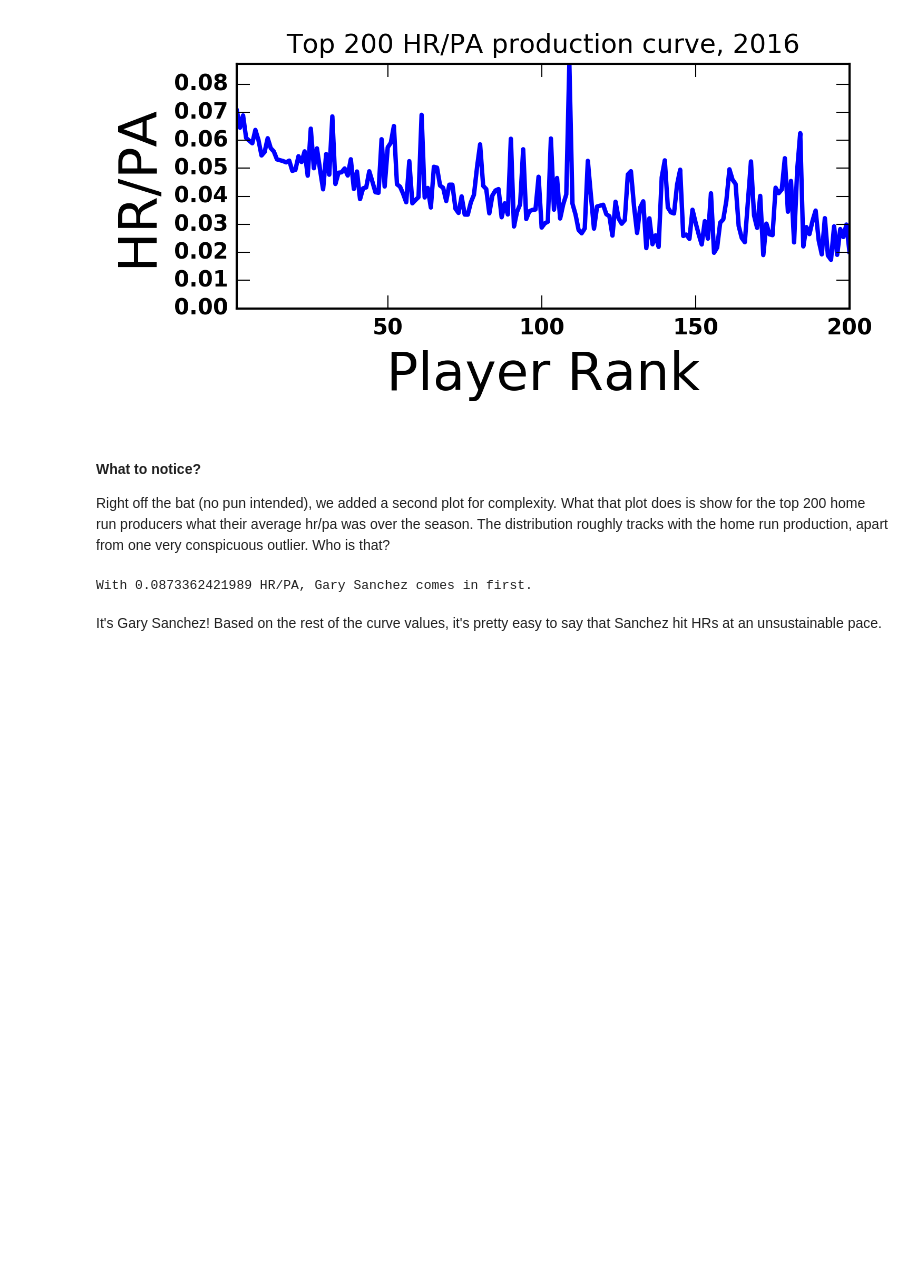
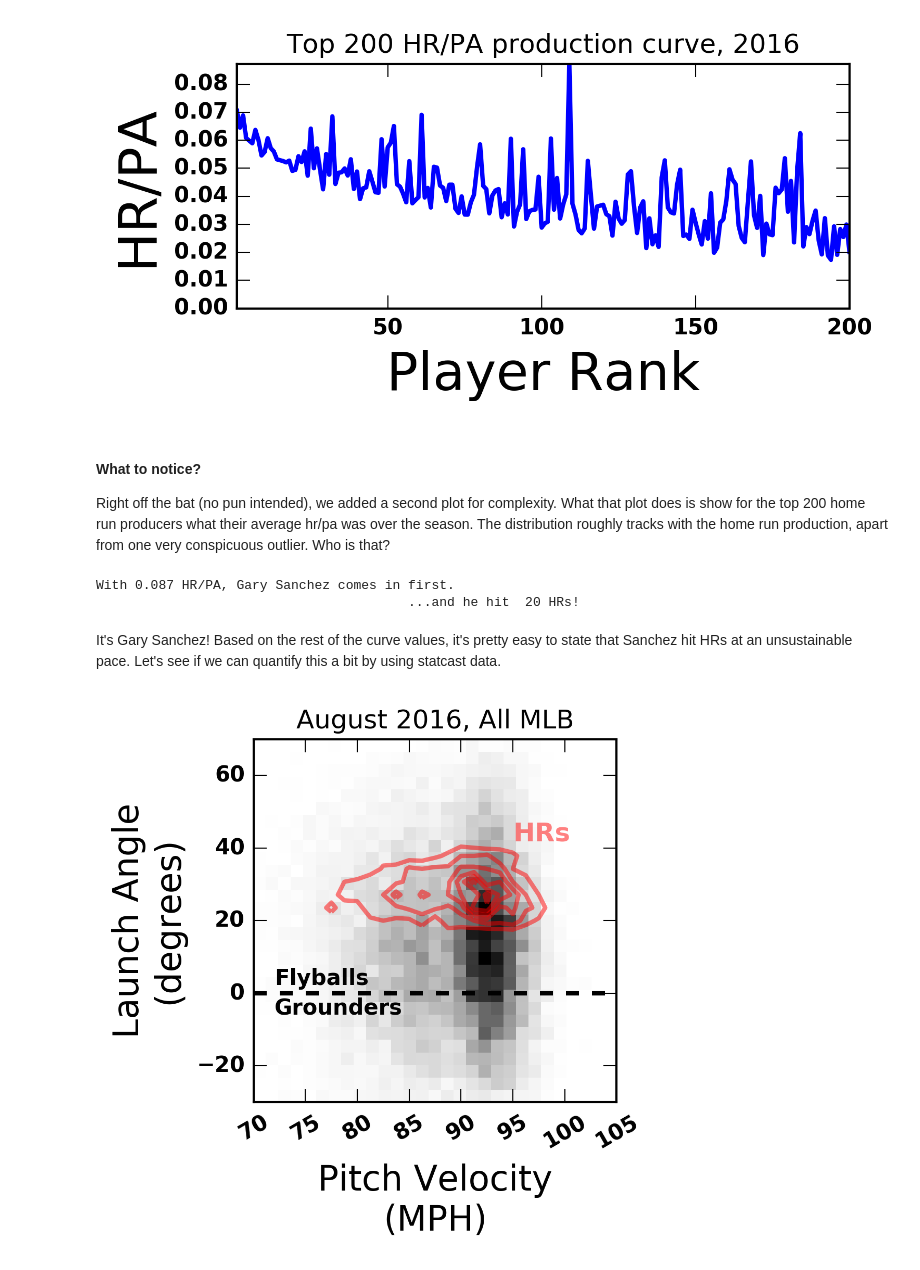
Before and after one commit to fantasy-toolz/2017-MLB-Analysis, a Jupyter notebook: batting_notebooks/HR-Analysis.ipynb, the cells around one changed output. Cells and saved outputs as stored; diff of their text form; code cells hidden in the pictures; blank space fills up the shorter version.

```diff
--- a/batting_notebooks/HR-Analysis.ipynb
+++ b/batting_notebooks/HR-Analysis.ipynb
@@ -146,8 +117,45 @@ _ = plt.axis([1.,200.,np.min(hrs/pas),np.max(hrs/pas)])
 Right off the bat (no pun intended), we added a second plot for complexity. What that plot does is show for the top 200 home run producers what their average hr/pa was over the season. The distribution roughly tracks with the home run production, apart from one very conspicuous outlier. Who is that?
 # %%
 x = np.where( (top_hrs/top_hrs_pas) == np.max(top_hrs/top_hrs_pas))[0]
-print ('With {} HR/PA, {} comes in first.'.format(np.max(top_hrs/top_hrs_pas),top_hrs_names[x][0]))
+print ('With {0:4.3f} HR/PA, {1} comes in first.'.format(np.max(top_hrs/top_hrs_pas),top_hrs_names[x][0]))
+
+x = Total2016['HR'][np.where(Total2016['Name']=='Gary Sanchez')[0]][0]
+print ('                                        ...and he hit {0:3d} HRs!'.format(int(x)))
 # %% [output]
-With 0.0873362421989 HR/PA, Gary Sanchez comes in first.
+With 0.087 HR/PA, Gary Sanchez comes in first.
+                                        ...and he hit  20 HRs!
 # %% [markdown]
-It's Gary Sanchez! Based on the rest of the curve values, it's pretty easy to say that Sanchez hit HRs at an unsustainable pace.
+It's Gary Sanchez! Based on the rest of the curve values, it's pretty easy to state that Sanchez hit HRs at an unsustainable pace. Let's see if we can quantify this a bit by using statcast data.
+# %%
+hrs = np.where(AugustMLB['events'] == 'Home Run')[0]
+
+G, xedges, yedges = np.histogram2d(AugustMLB['start_speed'][hrs],AugustMLB['hit_angle'][hrs], \
+                                   bins=(np.linspace(70.,105.,30),np.linspace(-30.,70.,30)))
+G = G.T  # Let each row list bins with common y range.
+
+
+H, xedges, yedges = np.histogram2d(AugustMLB['start_speed'],AugustMLB['hit_angle'], \
+                                   bins=(np.linspace(70.,105.,30),np.linspace(-30.,70.,30)))
+H = H.T  # Let each row list bins with common y range.
+
+fig,ax = plt.subplots(figsize=(3,3))
+ax.set_title('August 2016, All MLB')
+X, Y = np.meshgrid(xedges, yedges)
+X2, Y2 = np.meshgrid(np.linspace(70.,105.,29),np.linspace(-30.,70.,29))
+ax.pcolormesh(X, Y, H,cmap=cm.Greys)
+ax.contour(X2,Y2,G,6,colors='red',lw=0.05,alpha=0.5)
+ax.set_xlabel('Pitch Velocity\n(MPH)',size=16)
+ax.set_ylabel('Launch Angle\n(degrees)',size=16)
+ax.axis([xedges[0],xedges[-1],yedges[0],yedges[-1]])
+
+for label in ax.get_xticklabels():
+    label.set_rotation(30)
+    #label.set_fontsize(10)
+    label.set_horizontalalignment("center")
+
+ax.plot([60,105],[0.,0.],color='black',linestyle='dashed')
+_ = ax.text(72,1,'Flyballs',va='bottom')
+_ = ax.text(72,-1,'Grounders',va='top')
+_ = ax.text(95,42,'HRs',color='red',alpha=0.5,size=12)
+# %% [output]
+[figure, added]
```
Also changed, not shown: parts of 12 cells of this notebook, 4 other files.
